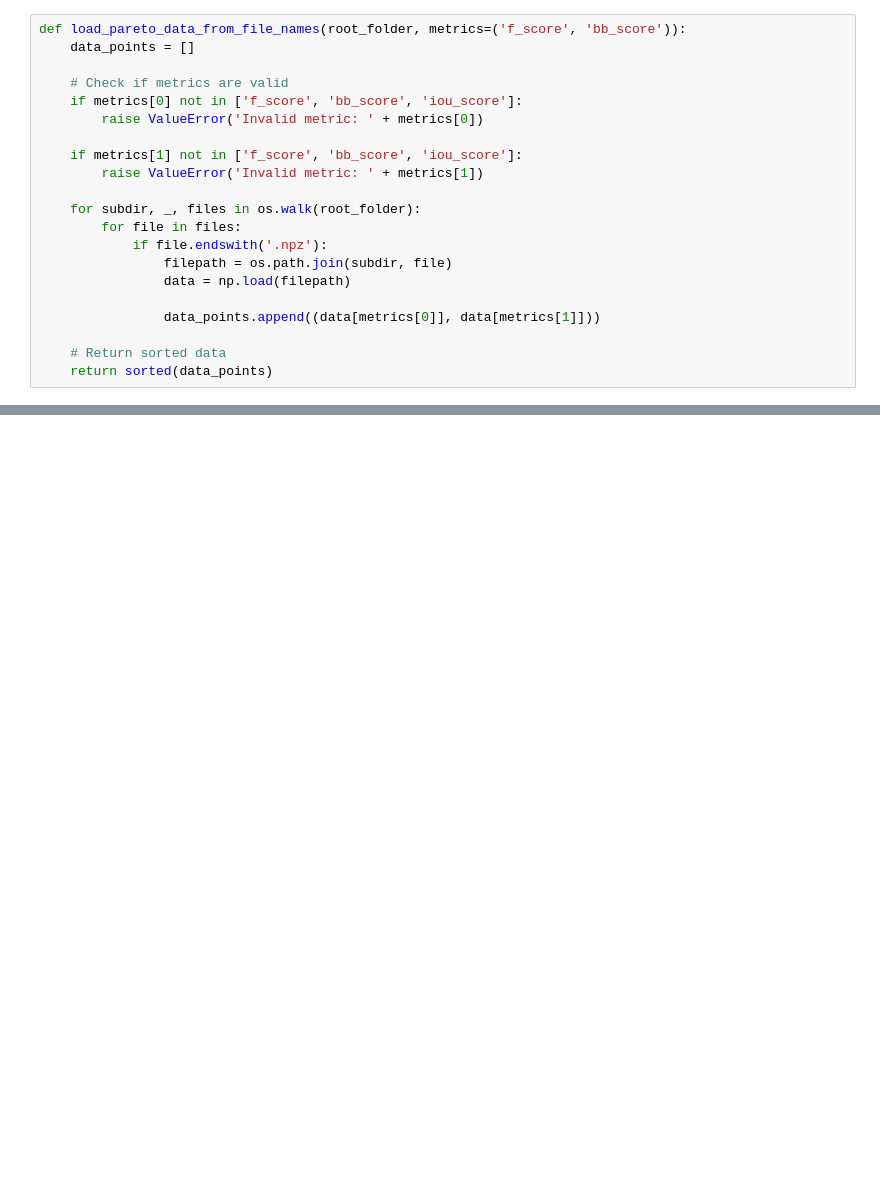
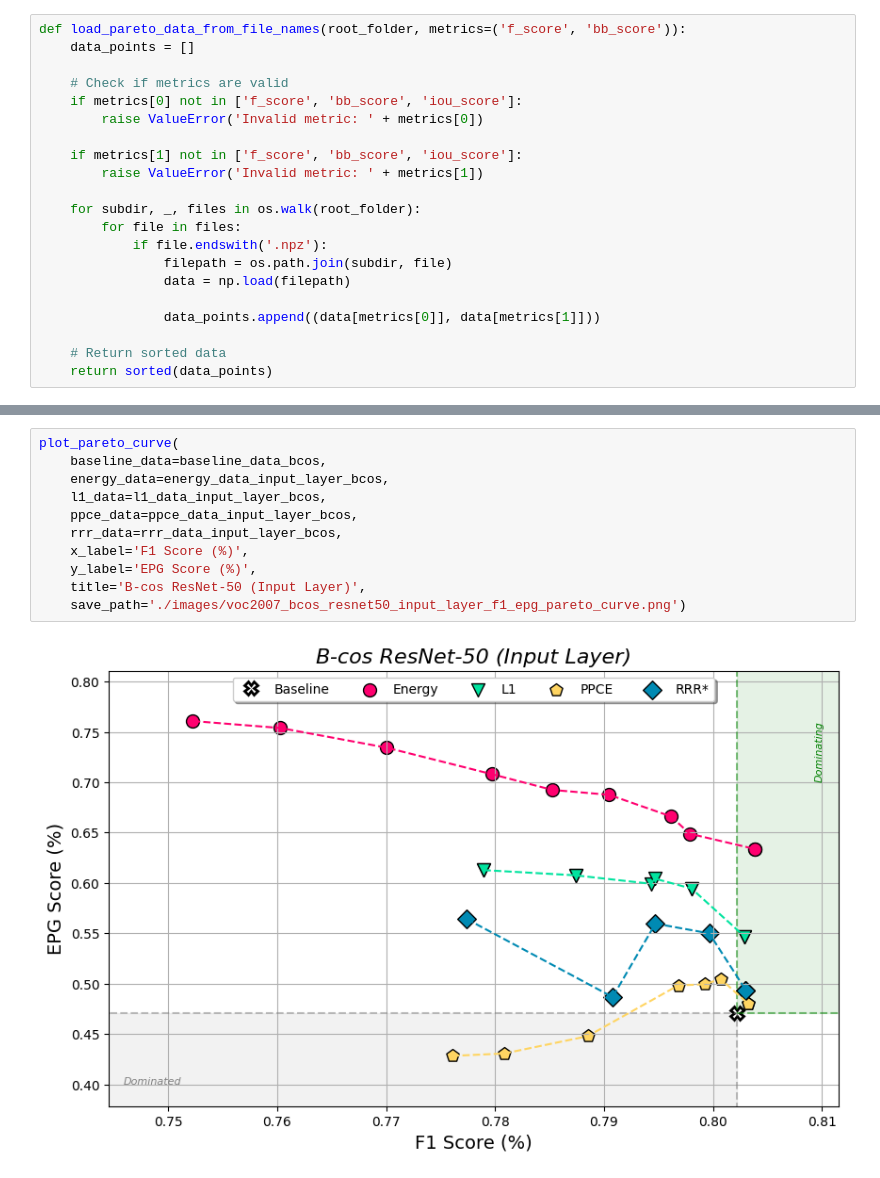
Before and after one commit to rensdebee/FACTifAI_2024_3, a Jupyter notebook: visualisations.ipynb, the cells around one changed output, grey strips where cells are left out. Saved outputs shown, nothing was run; the diff lists cells and outputs as text; blank space fills up the shorter version.

```diff
--- a/visualisations.ipynb
+++ b/visualisations.ipynb
@@ -474,0 +478,13 @@ Data: [(array(0.76559043), array(0.24990383)), (array(0.78440928), array(0.26240
+# %%
+plot_pareto_curve(
+    baseline_data=baseline_data_bcos,
+    energy_data=energy_data_input_layer_bcos,
+    l1_data=l1_data_input_layer_bcos,
+    ppce_data=ppce_data_input_layer_bcos,
+    rrr_data=rrr_data_input_layer_bcos,
+    x_label='F1 Score (%)',
+    y_label='EPG Score (%)',
+    title='B-cos ResNet-50 (Input Layer)',
+    save_path='./images/voc2007_bcos_resnet50_input_layer_f1_epg_pareto_curve.png')
+# %% [output]
+[figure, added]
```
Also changed, not shown: parts of 22 cells of this notebook, 20 other files.
